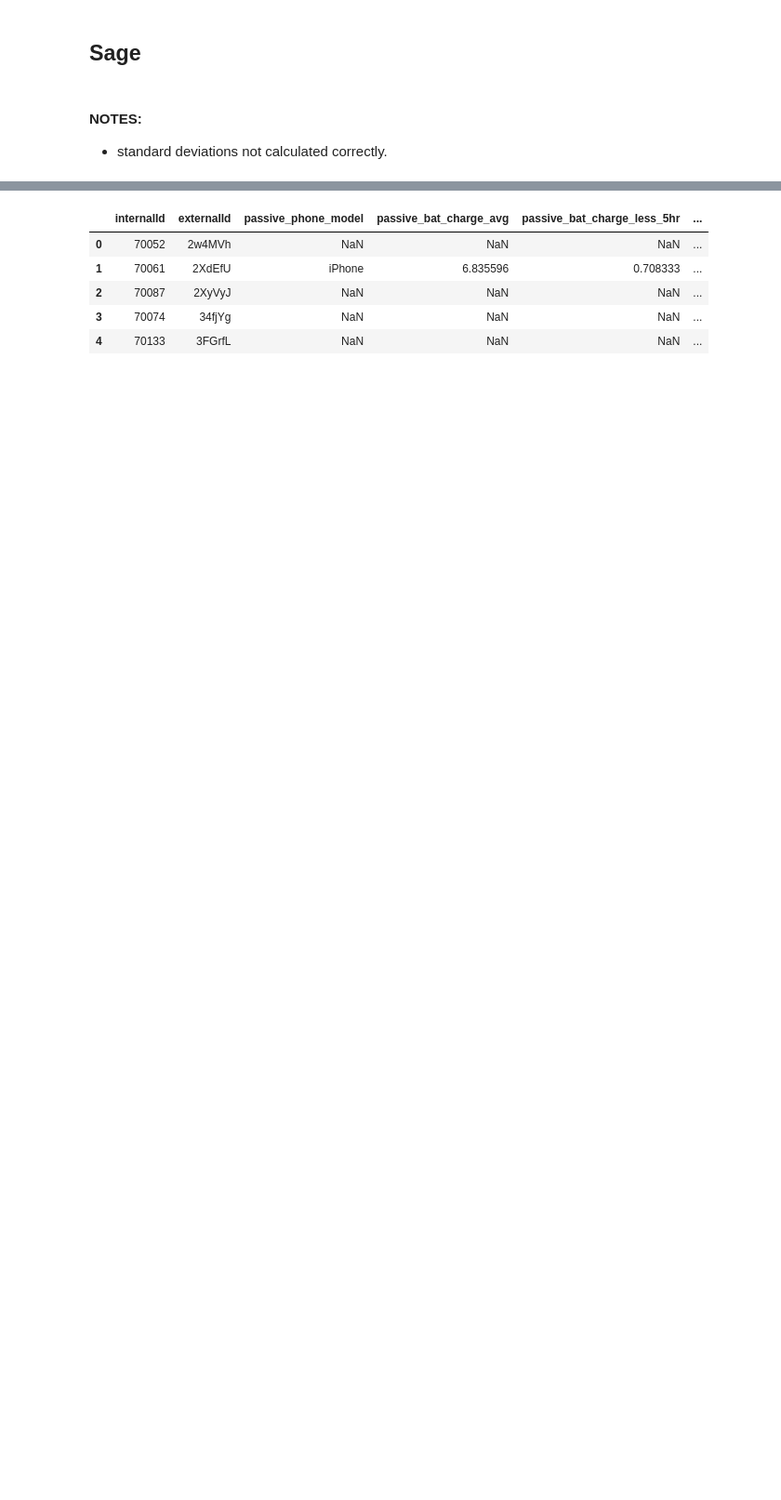
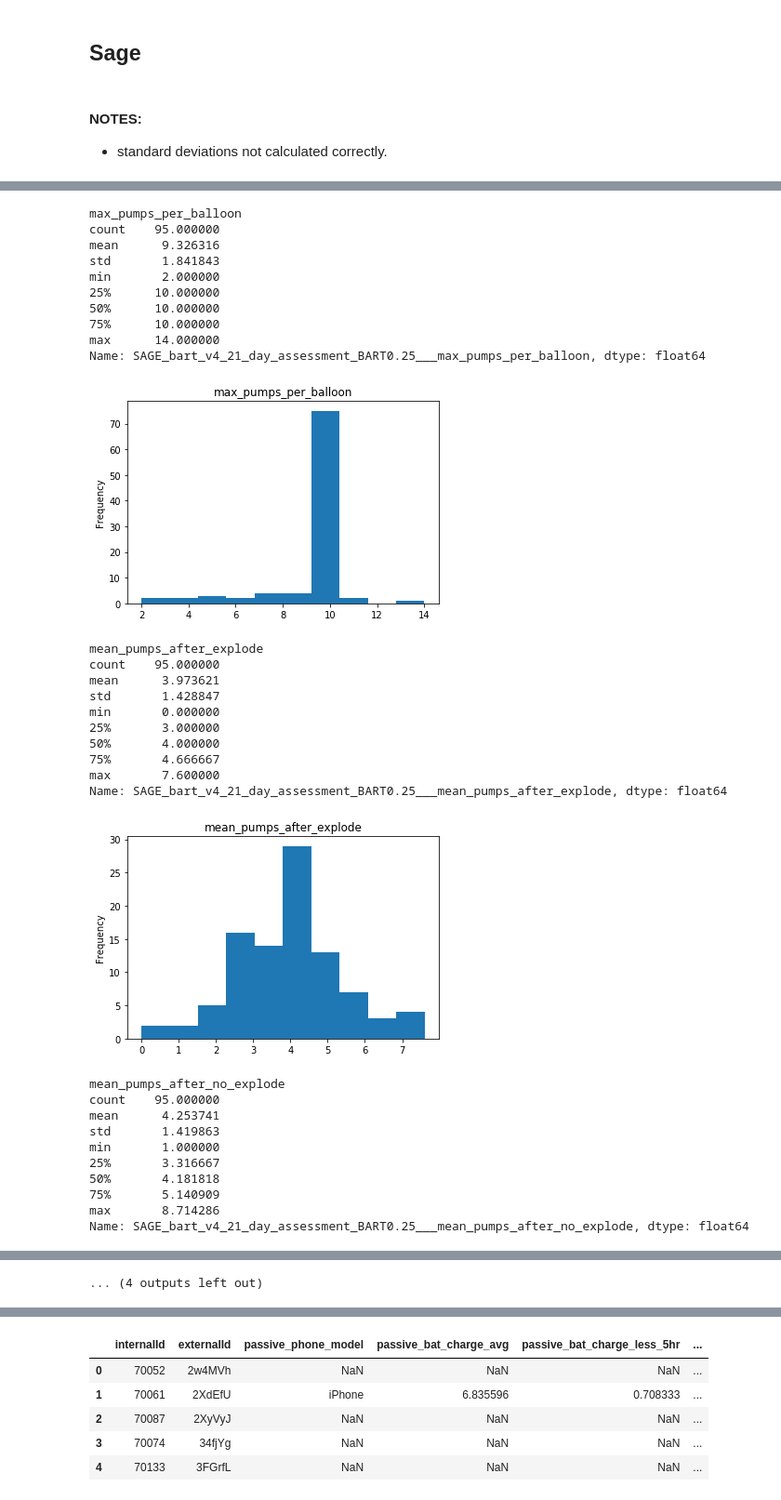
Before and after one commit to wraikes/partnership, a Jupyter notebook: analysis/BART_Outliers.ipynb, the cells around one changed output, grey strips where cells are left out. Shown at 93% size. Saved outputs shown, nothing was run; the diff lists cells and outputs as text; code cells hidden in the pictures; blank space fills up the shorter version.

```diff
--- a/analysis/BART_Outliers.ipynb
+++ b/analysis/BART_Outliers.ipynb
@@ -11,0 +233,35 @@ dmt = pd.read_csv('../data/final_data/DMT_Data_Merged_10.25.17.csv')
+# %%
+describe_bart('SAGE_bart_v4_21_day_assessment_BART0.25')
+# %% [output]
+max_pumps_per_balloon
+count    95.000000
+mean      9.326316
+std       1.841843
+min       2.000000
+25%      10.000000
+50%      10.000000
+75%      10.000000
+max      14.000000
+Name: SAGE_bart_v4_21_day_assessment_BART0.25___max_pumps_per_balloon, dtype: float64
+[figure, added]
+mean_pumps_after_explode
+count    95.000000
+mean      3.973621
+std       1.428847
+min       0.000000
+25%       3.000000
+50%       4.000000
+75%       4.666667
+max       7.600000
+Name: SAGE_bart_v4_21_day_assessment_BART0.25___mean_pumps_after_explode, dtype: float64
+[figure, added]
+mean_pumps_after_no_explode
+count    95.000000
+mean      4.253741
+std       1.419863
+min       1.000000
+25%       3.316667
+50%       4.181818
+75%       5.140909
+max       8.714286
+Name: SAGE_bart_v4_21_day_assessment_BART0.25___mean_pumps_after_no_explode, dtype: float64
@@ -11,0 +302 @@ dmt = pd.read_csv('../data/final_data/DMT_Data_Merged_10.25.17.csv')
+... (4 outputs left out)
```
Also changed, not shown: parts of 24 cells of this notebook, 1 other file.
